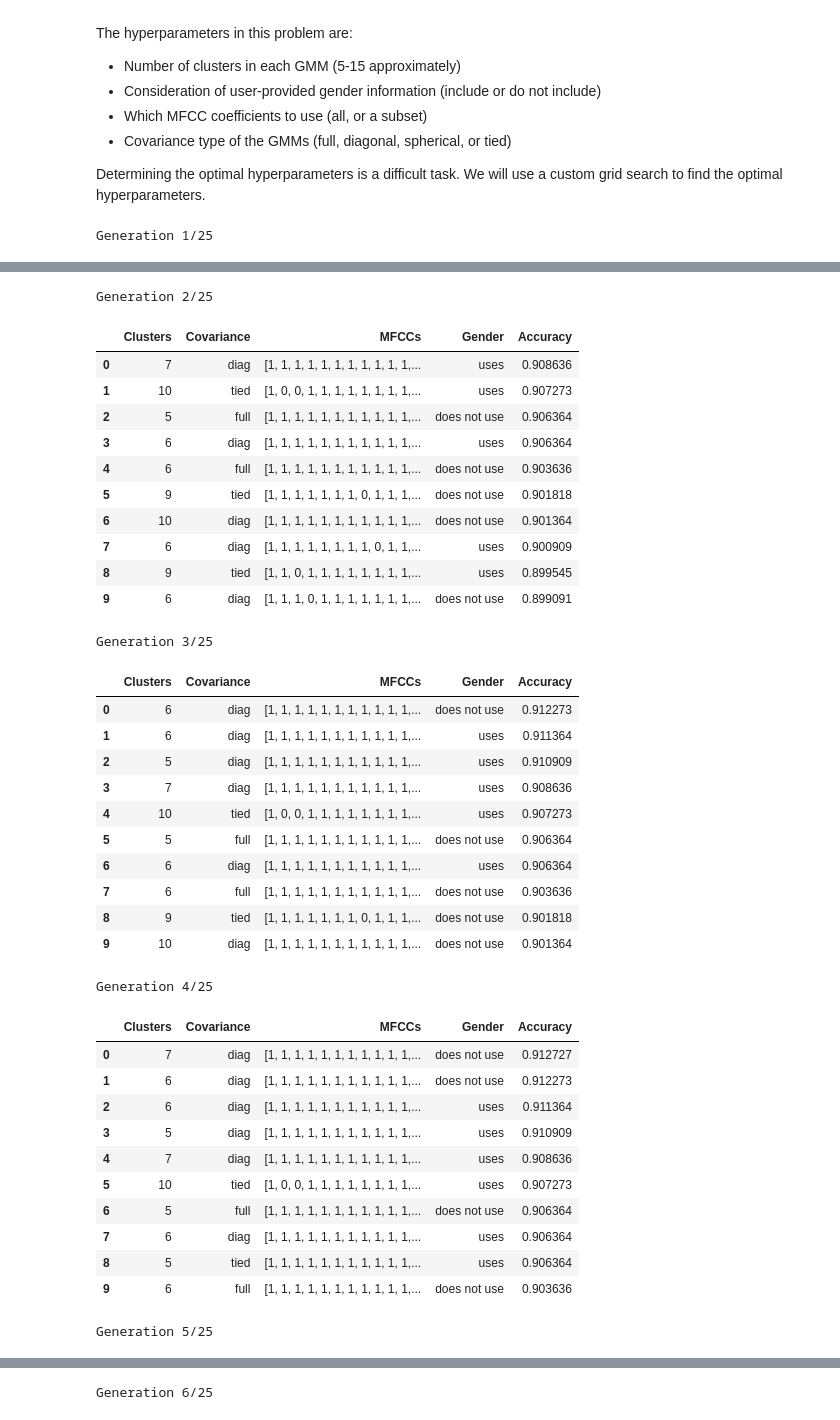
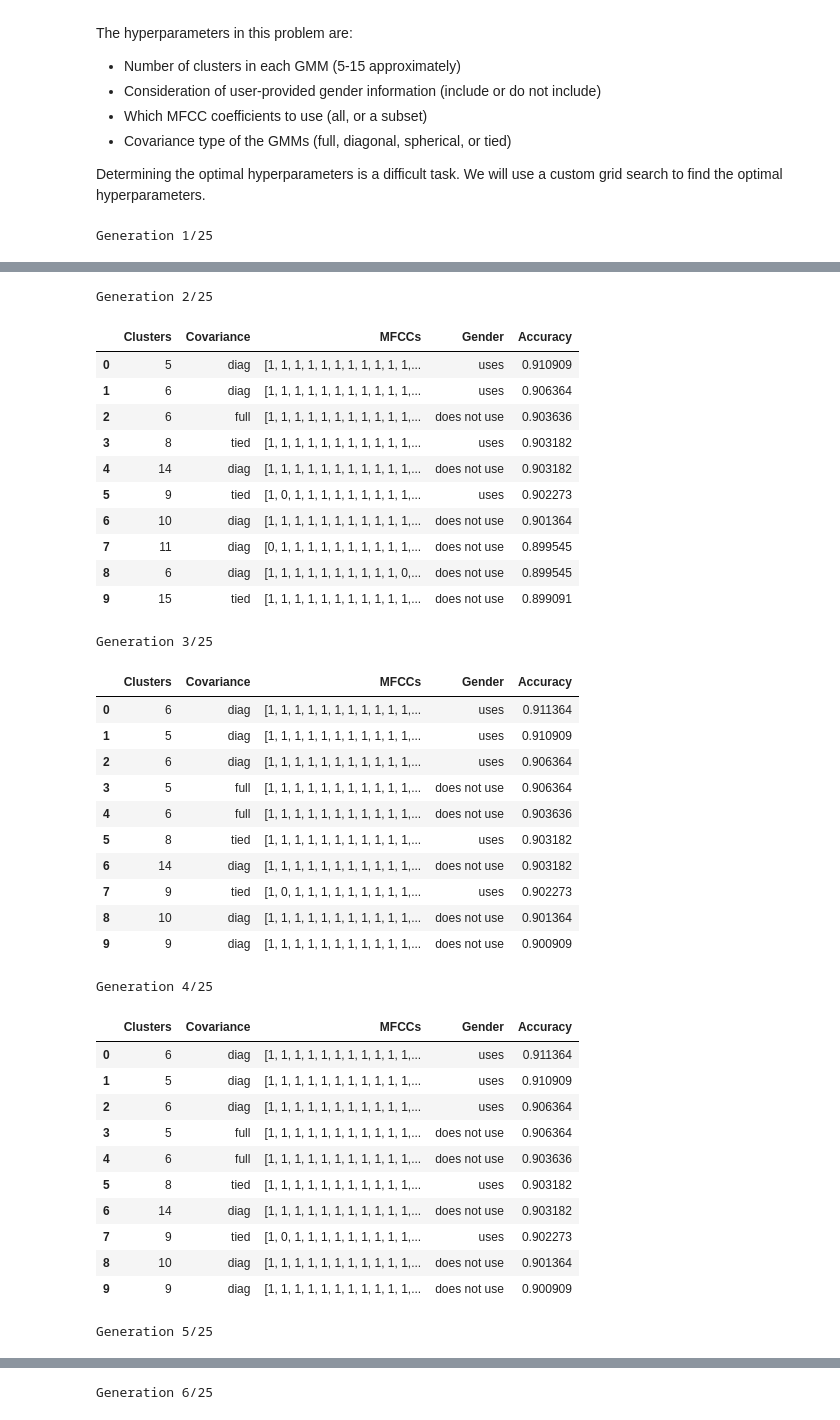
Before and after one commit to mbryant2025/SpokenDigits, a Jupyter notebook: main.ipynb, the cells around one changed output, grey strips where cells are left out. Saved outputs shown, nothing was run; the diff lists cells and outputs as text; code cells hidden in the pictures.

```diff
--- a/main.ipynb
+++ b/main.ipynb
@@ -744,7 +744,7 @@ def perform_genetic_algorithm(train, test, population_size=100, num_generations=
     # Display top 10 results
     display_top_results(population_with_acc)
 # %%
-perform_genetic_algorithm(X_TRAIN, TEST, population_size=150, num_generations=25, elite_percentage=0.15)
+perform_genetic_algorithm(X_TRAIN, TEST, population_size=250, num_generations=25, elite_percentage=0.25)
 # %% [output]
 Generation 1/25
 |  | Clusters | Covariance | MFCCs | Gender | Accuracy |
@@ -761,38 +761,38 @@ Generation 1/25
 Generation 2/25
 |  | Clusters | Covariance | MFCCs | Gender | Accuracy |
-| 0 | 7 | diag | [1, 1, 1, 1, 1, 1, 1, 1, 1, 1, 1,... | uses | 0.908636 |
-| 1 | 10 | tied | [1, 0, 0, 1, 1, 1, 1, 1, 1, 1, 1,... | uses | 0.907273 |
-| 2 | 5 | full | [1, 1, 1, 1, 1, 1, 1, 1, 1, 1, 1,... | does not use | 0.906364 |
-| 3 | 6 | diag | [1, 1, 1, 1, 1, 1, 1, 1, 1, 1, 1,... | uses | 0.906364 |
-| 4 | 6 | full | [1, 1, 1, 1, 1, 1, 1, 1, 1, 1, 1,... | does not use | 0.903636 |
-| 5 | 9 | tied | [1, 1, 1, 1, 1, 1, 1, 0, 1, 1, 1,... | does not use | 0.901818 |
+| 0 | 5 | diag | [1, 1, 1, 1, 1, 1, 1, 1, 1, 1, 1,... | uses | 0.910909 |
+| 1 | 6 | diag | [1, 1, 1, 1, 1, 1, 1, 1, 1, 1, 1,... | uses | 0.906364 |
+| 2 | 6 | full | [1, 1, 1, 1, 1, 1, 1, 1, 1, 1, 1,... | does not use | 0.903636 |
+| 3 | 8 | tied | [1, 1, 1, 1, 1, 1, 1, 1, 1, 1, 1,... | uses | 0.903182 |
+| 4 | 14 | diag | [1, 1, 1, 1, 1, 1, 1, 1, 1, 1, 1,... | does not use | 0.903182 |
+| 5 | 9 | tied | [1, 0, 1, 1, 1, 1, 1, 1, 1, 1, 1,... | uses | 0.902273 |
 | 6 | 10 | diag | [1, 1, 1, 1, 1, 1, 1, 1, 1, 1, 1,... | does not use | 0.901364 |
-| 7 | 6 | diag | [1, 1, 1, 1, 1, 1, 1, 1, 0, 1, 1,... | uses | 0.900909 |
-| 8 | 9 | tied | [1, 1, 0, 1, 1, 1, 1, 1, 1, 1, 1,... | uses | 0.899545 |
-| 9 | 6 | diag | [1, 1, 1, 0, 1, 1, 1, 1, 1, 1, 1,... | does not use | 0.899091 |
+| 7 | 11 | diag | [0, 1, 1, 1, 1, 1, 1, 1, 1, 1, 1,... | does not use | 0.899545 |
+| 8 | 6 | diag | [1, 1, 1, 1, 1, 1, 1, 1, 1, 1, 0,... | does not use | 0.899545 |
+| 9 | 15 | tied | [1, 1, 1, 1, 1, 1, 1, 1, 1, 1, 1,... | does not use | 0.899091 |
 Generation 3/25
 |  | Clusters | Covariance | MFCCs | Gender | Accuracy |
-| 0 | 6 | diag | [1, 1, 1, 1, 1, 1, 1, 1, 1, 1, 1,... | does not use | 0.912273 |
-| 1 | 6 | diag | [1, 1, 1, 1, 1, 1, 1, 1, 1, 1, 1,... | uses | 0.911364 |
-| 2 | 5 | diag | [1, 1, 1, 1, 1, 1, 1, 1, 1, 1, 1,... | uses | 0.910909 |
-| 3 | 7 | diag | [1, 1, 1, 1, 1, 1, 1, 1, 1, 1, 1,... | uses | 0.908636 |
-| 4 | 10 | tied | [1, 0, 0, 1, 1, 1, 1, 1, 1, 1, 1,... | uses | 0.907273 |
-| 5 | 5 | full | [1, 1, 1, 1, 1, 1, 1, 1, 1, 1, 1,... | does not use | 0.906364 |
-| 6 | 6 | diag | [1, 1, 1, 1, 1, 1, 1, 1, 1, 1, 1,... | uses | 0.906364 |
-| 7 | 6 | full | [1, 1, 1, 1, 1, 1, 1, 1, 1, 1, 1,... | does not use | 0.903636 |
-| 8 | 9 | tied | [1, 1, 1, 1, 1, 1, 1, 0, 1, 1, 1,... | does not use | 0.901818 |
-| 9 | 10 | diag | [1, 1, 1, 1, 1, 1, 1, 1, 1, 1, 1,... | does not use | 0.901364 |
+| 0 | 6 | diag | [1, 1, 1, 1, 1, 1, 1, 1, 1, 1, 1,... | uses | 0.911364 |
+| 1 | 5 | diag | [1, 1, 1, 1, 1, 1, 1, 1, 1, 1, 1,... | uses | 0.910909 |
+| 2 | 6 | diag | [1, 1, 1, 1, 1, 1, 1, 1, 1, 1, 1,... | uses | 0.906364 |
+| 3 | 5 | full | [1, 1, 1, 1, 1, 1, 1, 1, 1, 1, 1,... | does not use | 0.906364 |
+| 4 | 6 | full | [1, 1, 1, 1, 1, 1, 1, 1, 1, 1, 1,... | does not use | 0.903636 |
+| 5 | 8 | tied | [1, 1, 1, 1, 1, 1, 1, 1, 1, 1, 1,... | uses | 0.903182 |
+| 6 | 14 | diag | [1, 1, 1, 1, 1, 1, 1, 1, 1, 1, 1,... | does not use | 0.903182 |
+| 7 | 9 | tied | [1, 0, 1, 1, 1, 1, 1, 1, 1, 1, 1,... | uses | 0.902273 |
+| 8 | 10 | diag | [1, 1, 1, 1, 1, 1, 1, 1, 1, 1, 1,... | does not use | 0.901364 |
+| 9 | 9 | diag | [1, 1, 1, 1, 1, 1, 1, 1, 1, 1, 1,... | does not use | 0.900909 |
 Generation 4/25
 |  | Clusters | Covariance | MFCCs | Gender | Accuracy |
-| 0 | 7 | diag | [1, 1, 1, 1, 1, 1, 1, 1, 1, 1, 1,... | does not use | 0.912727 |
-| 1 | 6 | diag | [1, 1, 1, 1, 1, 1, 1, 1, 1, 1, 1,... | does not use | 0.912273 |
-| 2 | 6 | diag | [1, 1, 1, 1, 1, 1, 1, 1, 1, 1, 1,... | uses | 0.911364 |
-| 3 | 5 | diag | [1, 1, 1, 1, 1, 1, 1, 1, 1, 1, 1,... | uses | 0.910909 |
-| 4 | 7 | diag | [1, 1, 1, 1, 1, 1, 1, 1, 1, 1, 1,... | uses | 0.908636 |
-| 5 | 10 | tied | [1, 0, 0, 1, 1, 1, 1, 1, 1, 1, 1,... | uses | 0.907273 |
-| 6 | 5 | full | [1, 1, 1, 1, 1, 1, 1, 1, 1, 1, 1,... | does not use | 0.906364 |
-| 7 | 6 | diag | [1, 1, 1, 1, 1, 1, 1, 1, 1, 1, 1,... | uses | 0.906364 |
-| 8 | 5 | tied | [1, 1, 1, 1, 1, 1, 1, 1, 1, 1, 1,... | uses | 0.906364 |
-| 9 | 6 | full | [1, 1, 1, 1, 1, 1, 1, 1, 1, 1, 1,... | does not use | 0.903636 |
+| 0 | 6 | diag | [1, 1, 1, 1, 1, 1, 1, 1, 1, 1, 1,... | uses | 0.911364 |
+| 1 | 5 | diag | [1, 1, 1, 1, 1, 1, 1, 1, 1, 1, 1,... | uses | 0.910909 |
+| 2 | 6 | diag | [1, 1, 1, 1, 1, 1, 1, 1, 1, 1, 1,... | uses | 0.906364 |
+| 3 | 5 | full | [1, 1, 1, 1, 1, 1, 1, 1, 1, 1, 1,... | does not use | 0.906364 |
+| 4 | 6 | full | [1, 1, 1, 1, 1, 1, 1, 1, 1, 1, 1,... | does not use | 0.903636 |
+| 5 | 8 | tied | [1, 1, 1, 1, 1, 1, 1, 1, 1, 1, 1,... | uses | 0.903182 |
+| 6 | 14 | diag | [1, 1, 1, 1, 1, 1, 1, 1, 1, 1, 1,... | does not use | 0.903182 |
+| 7 | 9 | tied | [1, 0, 1, 1, 1, 1, 1, 1, 1, 1, 1,... | uses | 0.902273 |
+| 8 | 10 | diag | [1, 1, 1, 1, 1, 1, 1, 1, 1, 1, 1,... | does not use | 0.901364 |
+| 9 | 9 | diag | [1, 1, 1, 1, 1, 1, 1, 1, 1, 1, 1,... | does not use | 0.900909 |
 Generation 5/25
 |  | Clusters | Covariance | MFCCs | Gender | Accuracy |
```
Also changed, not shown: parts of 1 cell of this notebook.
